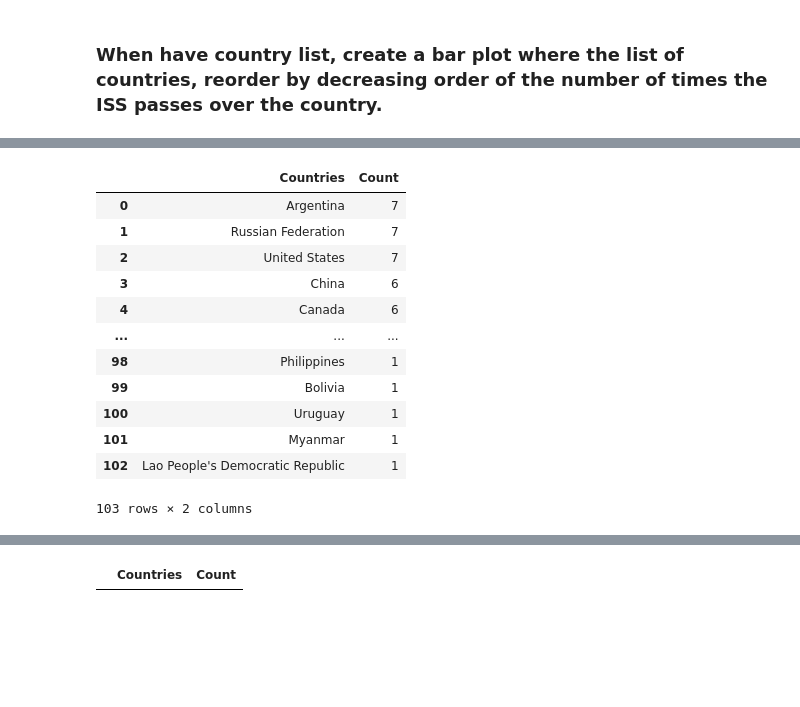
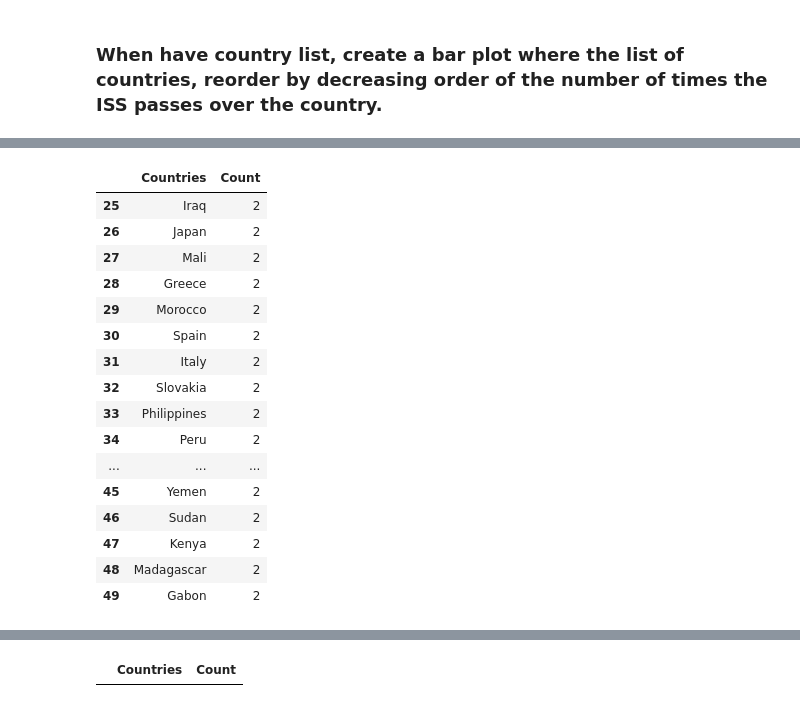
Before and after one commit to khalil-alexander/get_forecast, a Jupyter notebook: Copy_of_DataAnalytics2.ipynb, the cells around one changed output, grey strips where cells are left out. Cells and saved outputs as stored; diff of their text form; code cells hidden in the pictures; blank space fills up the shorter version.

```diff
--- a/Copy_of_DataAnalytics2.ipynb
+++ b/Copy_of_DataAnalytics2.ipynb
@@ -837,18 +802,22 @@ day_items
 # %%
 day_df = pd.DataFrame(day_items, columns=['Countries', 'Count'])
 # %%
-day_df
+day_df[25:50]
 # %% [output]
 |  | Countries | Count |
-| 0 | Argentina | 7 |
-| 1 | Russian Federation | 7 |
-| 2 | United States | 7 |
-| 3 | China | 6 |
-| 4 | Canada | 6 |
+| 25 | Iraq | 2 |
+| 26 | Japan | 2 |
+| 27 | Mali | 2 |
+| 28 | Greece | 2 |
+| 29 | Morocco | 2 |
+| 30 | Spain | 2 |
+| 31 | Italy | 2 |
+| 32 | Slovakia | 2 |
+| 33 | Philippines | 2 |
+| 34 | Peru | 2 |
 | ... | ... | ... |
-| 98 | Philippines | 1 |
-| 99 | Bolivia | 1 |
-| 100 | Uruguay | 1 |
-| 101 | Myanmar | 1 |
-| 102 | Lao People's Democratic Republic | 1 |
+| 45 | Yemen | 2 |
+| 46 | Sudan | 2 |
+| 47 | Kenya | 2 |
+| 48 | Madagascar | 2 |
+| 49 | Gabon | 2 |
-103 rows × 2 columns
```
Also changed, not shown: parts of 62 cells of this notebook.
